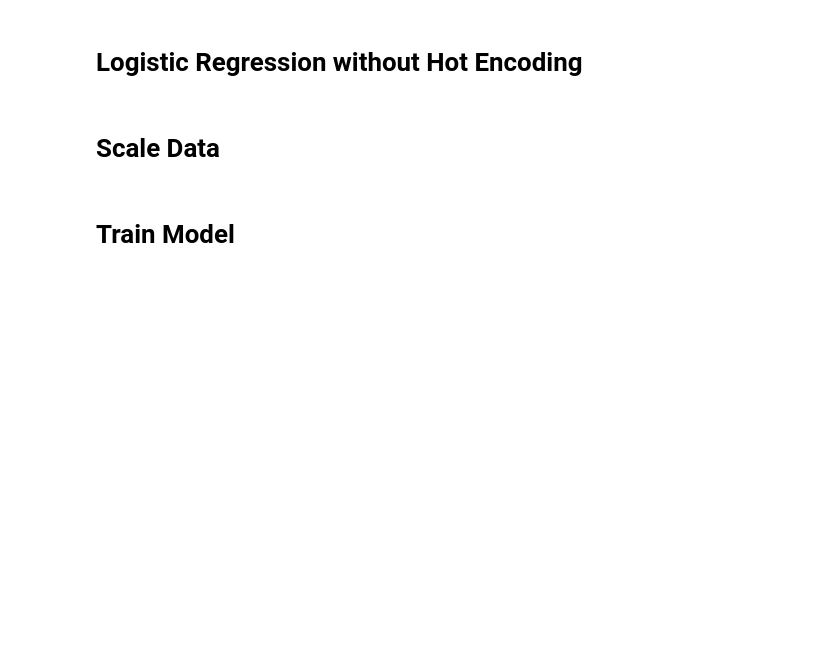
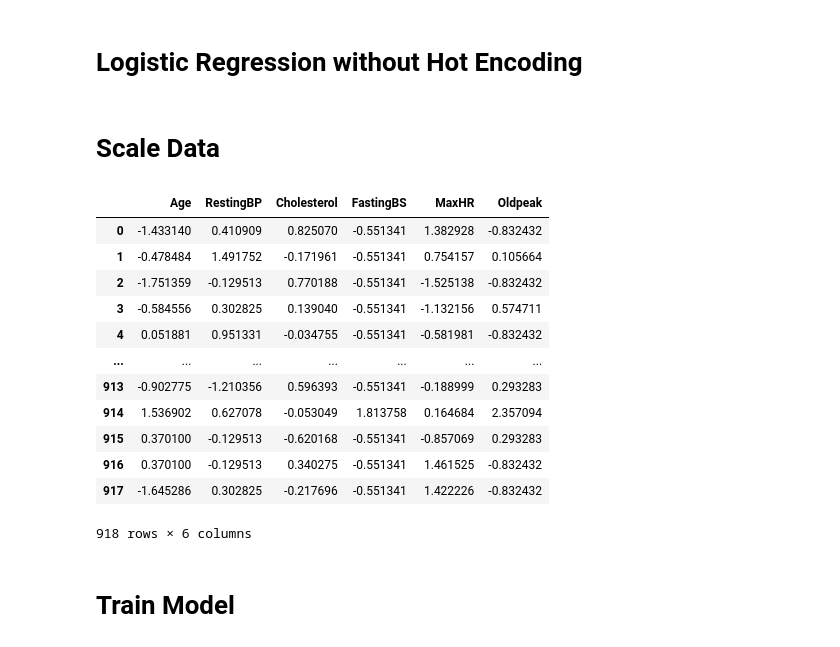
Before and after one commit to Al3zama1/data-final-project, a Jupyter notebook: logistic-reg.ipynb, the cells around one changed output. Cells and saved outputs as stored; diff of their text form; code cells hidden in the pictures; blank space fills up the shorter version.

```diff
--- a/logistic-reg.ipynb
+++ b/logistic-reg.ipynb
@@ -35,17 +35,33 @@ df
 # %%
 log_reg_features_whe = ['Age', 'RestingBP', 'Cholesterol', 'FastingBS', 'MaxHR', 'Oldpeak']
 
 X = df[log_reg_features_whe]
 y = df['HeartDisease']
 
 scaler = StandardScaler()
 scaler.fit(X.values)
 heart_disease_df_scale = scaler.transform(X.values)
 
 
 df_scale = pd.DataFrame(heart_disease_df_scale, columns=X.columns)
 
 X = df_scale
+
+X
+# %% [output]
+|  | Age | RestingBP | Cholesterol | FastingBS | MaxHR | Oldpeak |
+| 0 | -1.433140 | 0.410909 | 0.825070 | -0.551341 | 1.382928 | -0.832432 |
+| 1 | -0.478484 | 1.491752 | -0.171961 | -0.551341 | 0.754157 | 0.105664 |
+| 2 | -1.751359 | -0.129513 | 0.770188 | -0.551341 | -1.525138 | -0.832432 |
+| 3 | -0.584556 | 0.302825 | 0.139040 | -0.551341 | -1.132156 | 0.574711 |
+| 4 | 0.051881 | 0.951331 | -0.034755 | -0.551341 | -0.581981 | -0.832432 |
+| ... | ... | ... | ... | ... | ... | ... |
+| 913 | -0.902775 | -1.210356 | 0.596393 | -0.551341 | -0.188999 | 0.293283 |
+| 914 | 1.536902 | 0.627078 | -0.053049 | 1.813758 | 0.164684 | 2.357094 |
+| 915 | 0.370100 | -0.129513 | -0.620168 | -0.551341 | -0.857069 | 0.293283 |
+| 916 | 0.370100 | -0.129513 | 0.340275 | -0.551341 | 1.461525 | -0.832432 |
+| 917 | -1.645286 | 0.302825 | -0.217696 | -0.551341 | 1.422226 | -0.832432 |
+918 rows × 6 columns
 # %% [markdown]
 # Train Model
 # %%
```
